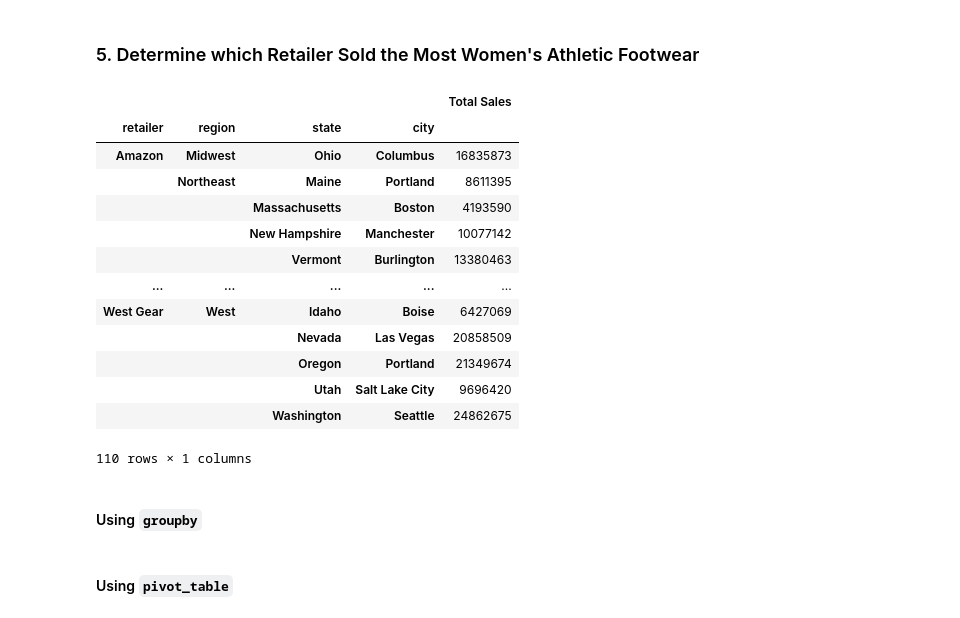
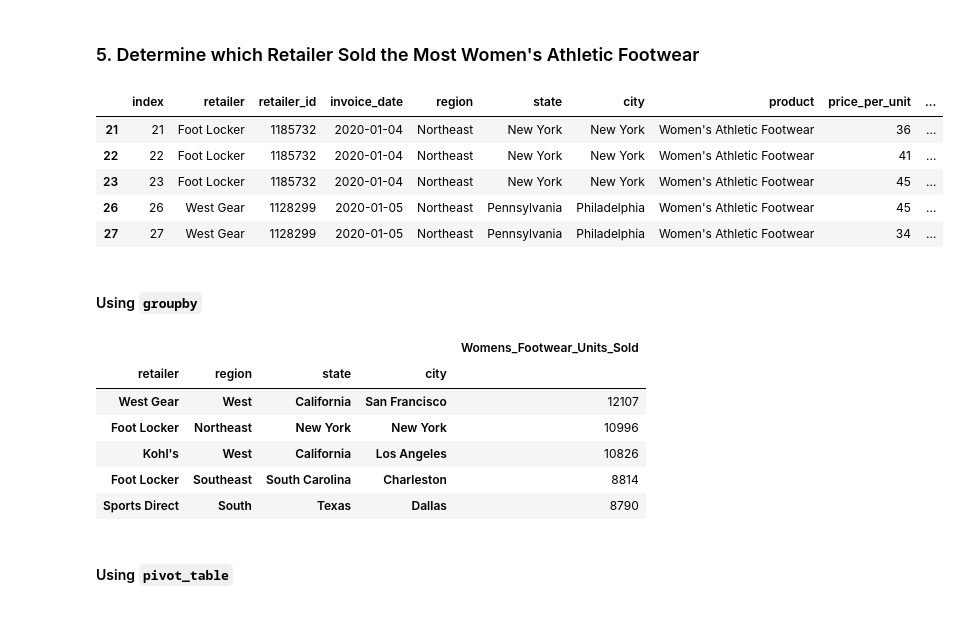
Before and after one commit to dannygallardo/athletic_sales_analysis, a Jupyter notebook: athletic_sales_analysis_starter_code.ipynb, the cells around one changed output. Saved outputs shown, nothing was run; the diff lists cells and outputs as text; code cells hidden in the pictures.

```diff
--- a/athletic_sales_analysis_starter_code.ipynb
+++ b/athletic_sales_analysis_starter_code.ipynb
@@ -291,28 +297,33 @@ total_sales_retailer_pivot_sorted.head()
 ### 5. Determine which Retailer Sold the Most Women's Athletic Footwear
 # %%
 # Filter the sales data to get the women's athletic footwear sales data.
+filtered_df = athletic_sales_2020_2021_df.loc[athletic_sales_2020_2021_df['product'] == 'Women\'s Athletic Footwear']
+filtered_df.head()
 # %% [output]
-|  |  |  |  | Total Sales |
-| retailer | region | state | city |  |
-| Amazon | Midwest | Ohio | Columbus | 16835873 |
-|  | Northeast | Maine | Portland | 8611395 |
-|  |  | Massachusetts | Boston | 4193590 |
-|  |  | New Hampshire | Manchester | 10077142 |
-|  |  | Vermont | Burlington | 13380463 |
-| ... | ... | ... | ... | ... |
-| West Gear | West | Idaho | Boise | 6427069 |
-|  |  | Nevada | Las Vegas | 20858509 |
-|  |  | Oregon | Portland | 21349674 |
-|  |  | Utah | Salt Lake City | 9696420 |
-|  |  | Washington | Seattle | 24862675 |
+|  | index | retailer | retailer_id | invoice_date | region | state | city | product | price_per_unit | ... |
+| 21 | 21 | Foot Locker | 1185732 | 2020-01-04 | Northeast | New York | New York | Women's Athletic Footwear | 36 | ... |
+| 22 | 22 | Foot Locker | 1185732 | 2020-01-04 | Northeast | New York | New York | Women's Athletic Footwear | 41 | ... |
+| 23 | 23 | Foot Locker | 1185732 | 2020-01-04 | Northeast | New York | New York | Women's Athletic Footwear | 45 | ... |
+| 26 | 26 | West Gear | 1128299 | 2020-01-05 | Northeast | Pennsylvania | Philadelphia | Women's Athletic Footwear | 45 | ... |
+| 27 | 27 | West Gear | 1128299 | 2020-01-05 | Northeast | Pennsylvania | Philadelphia | Women's Athletic Footwear | 34 | ... |
-110 rows × 1 columns
 # %% [markdown]
 #### Using `groupby`
 # %%
 # Show the total number of women's athletic footwear sold for each retailer, region, state, and city.
 # Rename the "units_sold" column to "Womens_Footwear_Units_Sold"
-
+total_sales_retailer_df = filtered_df.groupby(['retailer','region','state','city'])[['units_sold']].sum()
+total_sales_retailer_df = total_sales_retailer_df.rename(columns={'units_sold':'Womens_Footwear_Units_Sold'})
+total_sales_retailer_sorted = total_sales_retailer_df.sort_values(by = 'Womens_Footwear_Units_Sold', ascending = False)
 # Show the top 5 results.
+total_sales_retailer_sorted.head()
+# %% [output]
+|  |  |  |  | Womens_Footwear_Units_Sold |
+| retailer | region | state | city |  |
+| West Gear | West | California | San Francisco | 12107 |
+| Foot Locker | Northeast | New York | New York | 10996 |
+| Kohl's | West | California | Los Angeles | 10826 |
+| Foot Locker | Southeast | South Carolina | Charleston | 8814 |
+| Sports Direct | South | Texas | Dallas | 8790 |
 # %% [markdown]
 #### Using `pivot_table`
 # %%
```
Also changed, not shown: parts of 3 cells of this notebook.
